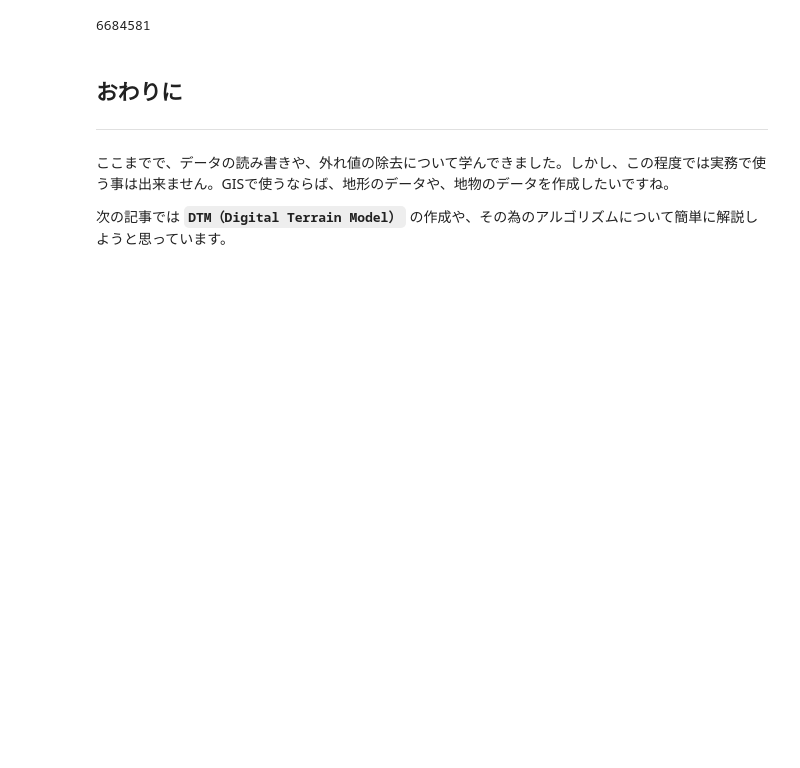
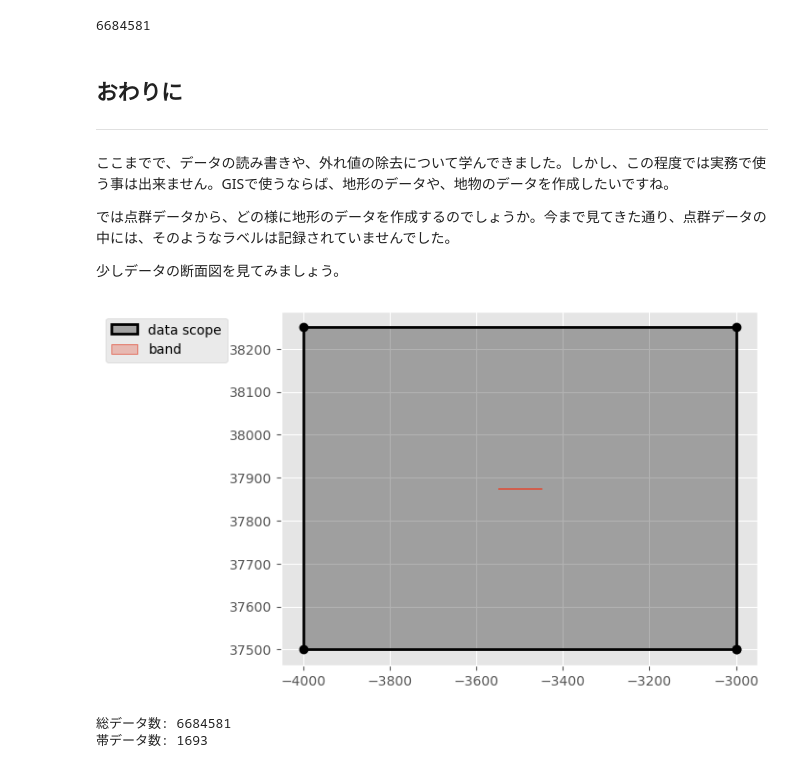
Before and after one commit to shingo405nagano/WriteZenn, a Jupyter notebook: notebooks/learn_lidar_session1_pdal.ipynb, the cells around one changed output. Drawn from its saved outputs; the diff is of its cells as text; code cells hidden in the pictures; blank space fills up the shorter version.

```diff
--- a/notebooks/learn_lidar_session1_pdal.ipynb
+++ b/notebooks/learn_lidar_session1_pdal.ipynb
@@ -549,4 +548,39 @@ pipeline.execute()
 ---
 ここまでで、データの読み書きや、外れ値の除去について学んできました。しかし、この程度では実務で使う事は出来ません。GISで使うならば、地形のデータや、地物のデータを作成したいですね。
 
-次の記事では **`DTM（Digital Terrain Model）`** の作成や、その為のアルゴリズムについて簡単に解説しようと思っています。
+では点群データから、どの様に地形のデータを作成するのでしょうか。今まで見てきた通り、点群データの中には、そのようなラベルは記録されていませんでした。
+
+少しデータの断面図を見てみましょう。
+# %%
+y_center = (y_max - y_min) / 2 + y_min
+x_center = (x_max - x_min) / 2 + x_min
+distance = 50
+
+poly_band = (
+    shapely.LineString([
+        [x_center + distance, y_center],
+        [x_center - distance, y_center]
+    ])
+    .buffer(1, cap_style='flat')
+)
+
+fig, ax = plt.subplots()
+plot_polygon(boundary, ax=ax, color='black', linewidth=2, label='data scope')
+plot_polygon(poly_band, ax=ax, add_points=False, label='band')
+ax.legend(bbox_to_anchor=(-0.1, 1));
+# %% [output]
+[figure, added]
+# %%
+df = pipeline.get_dataframe(idx=0)
+geoms = gpd.points_from_xy(df['X'], df['Y'], df['Z'])
+
+# 帯の中にあるPointのみ取得
+select_points = geoms[geoms.intersects(poly_band)]
+print(
+f"""
+総データ数: {geoms.shape[0]}
+帯データ数: {select_points.shape[0]}
+""")
+# %% [output]
+総データ数: 6684581
+帯データ数: 1693
```
Also changed, not shown: parts of 6 cells of this notebook, 1 other file.
